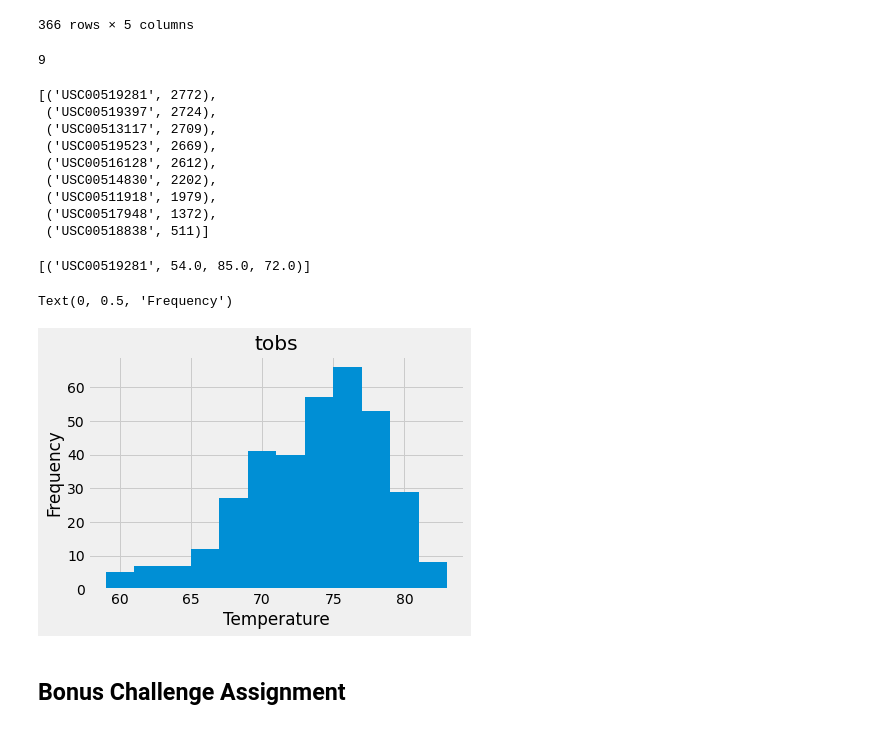
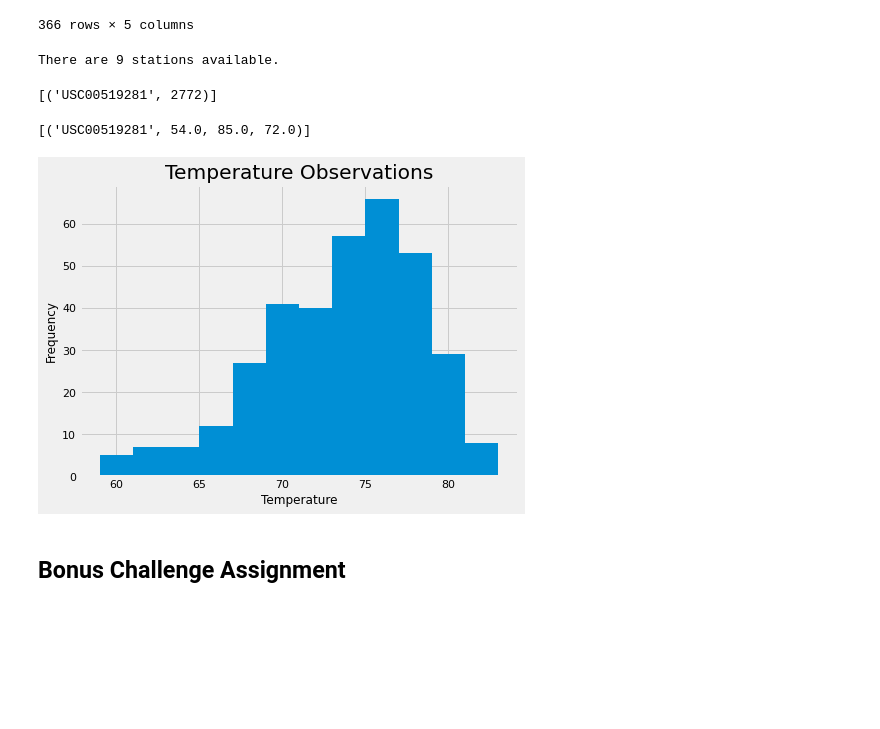
Before and after one commit to umiranda/Hawaii-Weather-analysis, a Jupyter notebook: New_code3.ipynb, the cells around one changed output. Saved outputs shown, nothing was run; the diff lists cells and outputs as text; code cells hidden in the pictures; blank space fills up the shorter version.

```diff
--- a/New_code3.ipynb
+++ b/New_code3.ipynb
@@ -125,26 +146,15 @@ summary_stat
 # %%
 # Design a query to show how many stations are available in this dataset?
 number_st = session.query(Measurement.station).group_by(Measurement.station).count()
-number_st
-
-#
-
-# number_st = session.query(Measurement.station, Measurement.id, Measurement.tobs).all()
-# number_st_df = pd.DataFrame(number_st)
-# #number_st_df.head()
-# group_count = number_st_df.groupby('station').count()
-# count_st = len(group_count)
-# count_st
-
-# number_station
+print(f"There are {number_st} stations available.")
 # %% [output]
-9
+There are 9 stations available.
 # %%
 # What are the most active stations? (i.e. what stations have the most rows)?
 # List the stations and the counts in descending order.
 active_st = session.query(Measurement.station, func.count(Measurement.id))\
                     .group_by(Measurement.station)\
-                    .order_by(func.count('*').desc()).all()
+                    .order_by(func.count('*').desc()).limit(1).all()
 active_st
 
 
@@ -152,15 +162,7 @@ active_st
 # active_st_df = pd.DataFrame(active_st)
 # active_st_df
 # %% [output]
-[('USC00519281', 2772),
- ('USC00519397', 2724),
- ('USC00513117', 2709),
- ('USC00519523', 2669),
- ('USC00516128', 2612),
- ('USC00514830', 2202),
- ('USC00511918', 1979),
- ('USC00517948', 1372),
- ('USC00518838', 511)]
+[('USC00519281', 2772)]
 # %%
 # Using the station id from the previous query, calculate the lowest temperature recorded,
 # highest temperature recorded, and average temperature of the most active station?
@@ -180,26 +178,29 @@ station_281
 # %%
 # Choose the station with the highest number of temperature observations.
 # Query the last 12 months of temperature observation data for this station and plot the results as a histogram
 
 last_date=dt.date(2017, 8, 23)
 prev_year=last_date-dt.timedelta(days=365)
 
 
 results_2=session.query(Measurement.date, Measurement.tobs).\
                 filter(Measurement.station == 'USC00519281',\
                        Measurement.date>=prev_year,\
                        Measurement.date<=last_date).all()
 
 results_2_df = pd.DataFrame(results_2)
 results_2_df.head()
 
 
-results_2_df.hist(bins=12)
-plt.xlabel('Temperature')
-plt.ylabel('Frequency')
+results_2_df.hist(bins=12, figsize=(7,5))
+plt.xlabel('Temperature', fontsize = 12)
+plt.ylabel('Frequency', fontsize = 12)
+plt.xticks(fontsize = 11)
+plt.yticks(fontsize = 11)
+plt.title("Temperature Observations")
+plt.show()
 # %% [output]
-Text(0, 0.5, 'Frequency')
-[figure, old version]
+[figure, new version]
 # %% [markdown]
 ## Bonus Challenge Assignment
 # %%
```
Also changed, not shown: parts of 14 cells of this notebook, 4 other files.
